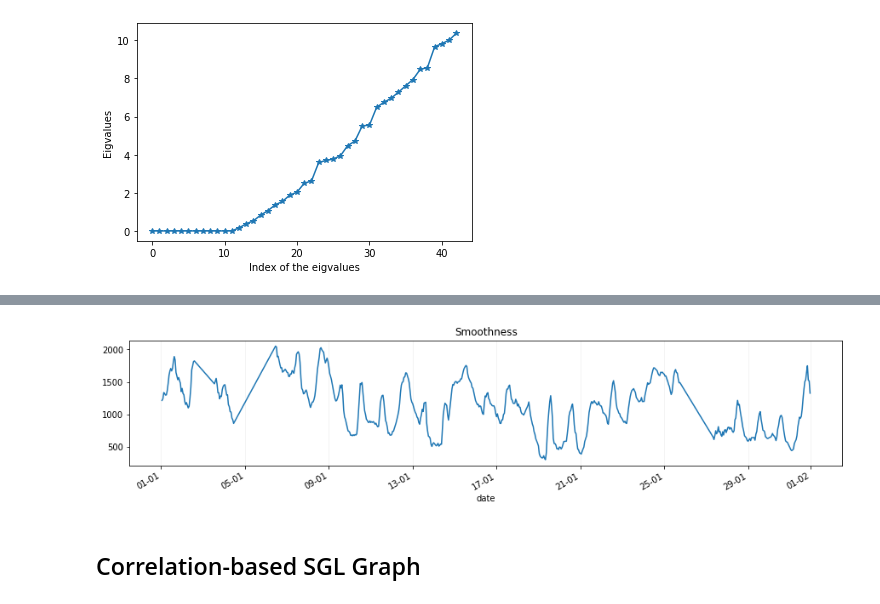
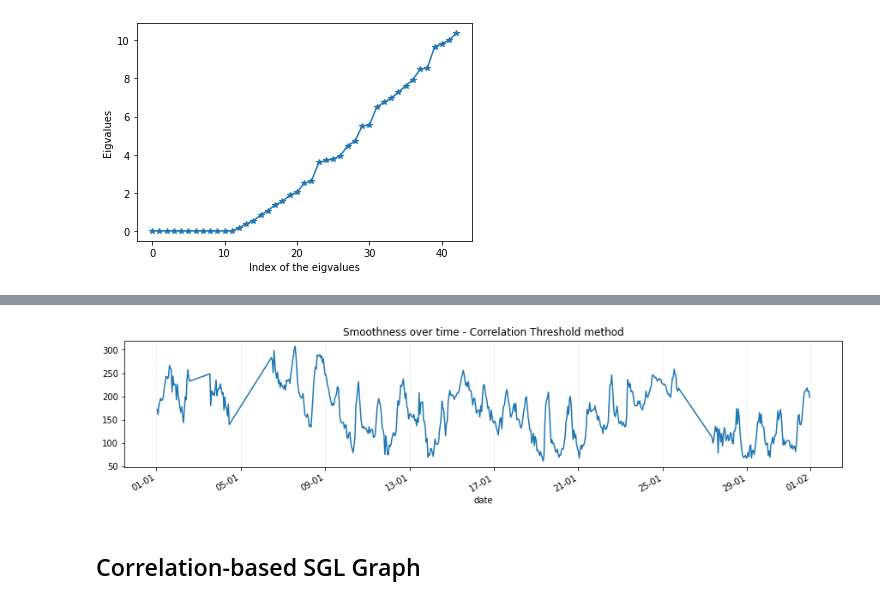
Before and after one commit to SamuelDiai/SGL, a Jupyter notebook: SGL_timeseries.ipynb, the cells around one changed output, grey strips where cells are left out. Cells and saved outputs as stored; diff of their text form; code cells hidden in the pictures.

```diff
--- a/SGL_timeseries.ipynb
+++ b/SGL_timeseries.ipynb
@@ -278,6 +325,7 @@ The number of connected components is 12
 [figure]
 # %%
 # choose a specific hour
+temperature_df_no_nan = temperature_df.dropna(axis=0, how="any")
 choosen_hour = pd.to_datetime("2014-01-01 01:00:00")
 G_corr.compute_laplacian('normalized')
 laplacian_matrix = G_corr.L.todense()
@@ -289,19 +337,19 @@ Smoothness is 1214.58 (2014-01-01 01:00:00)
 # %%
 signals = temperature_df_no_nan.to_numpy()
 smoothness_arr = np.array(
     [float(signal.T.dot(laplacian_matrix).dot(signal)) for signal in signals]
 )
 smoothness_df = pd.Series(
     data=smoothness_arr, index=temperature_df_no_nan.index
 )
 
 fig, ax = fig_ax()
 smoothness_df.plot(ax=ax)
 myFmt = DateFormatter("%d-%m")
 ax.xaxis.set_major_formatter(myFmt)
-ax.set_title("Smoothness")
+ax.set_title("Smoothness over time - Correlation Threshold method")
 plt.grid(axis="x", color="0.95")
 # %% [output]
-[figure, old version]
+[figure, new version]
 # %% [markdown]
 ## Correlation-based SGL Graph
```
Also changed, not shown: parts of 14 cells of this notebook.
